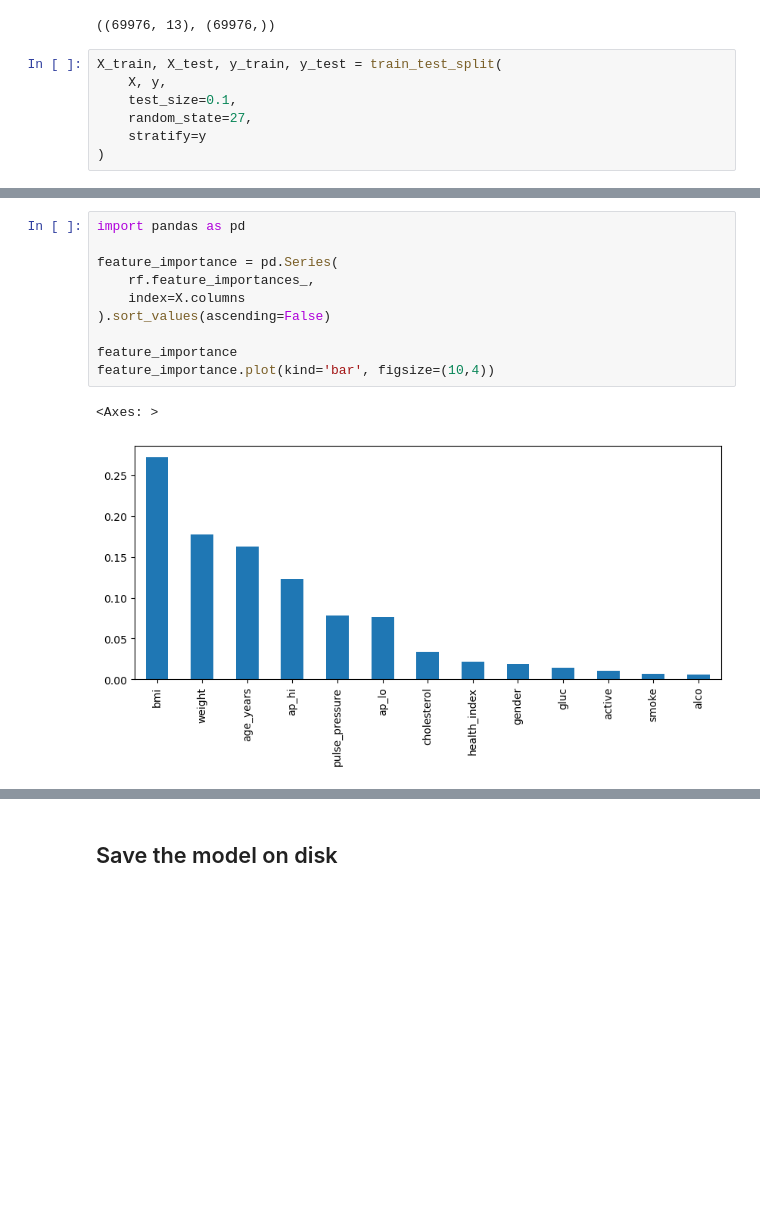
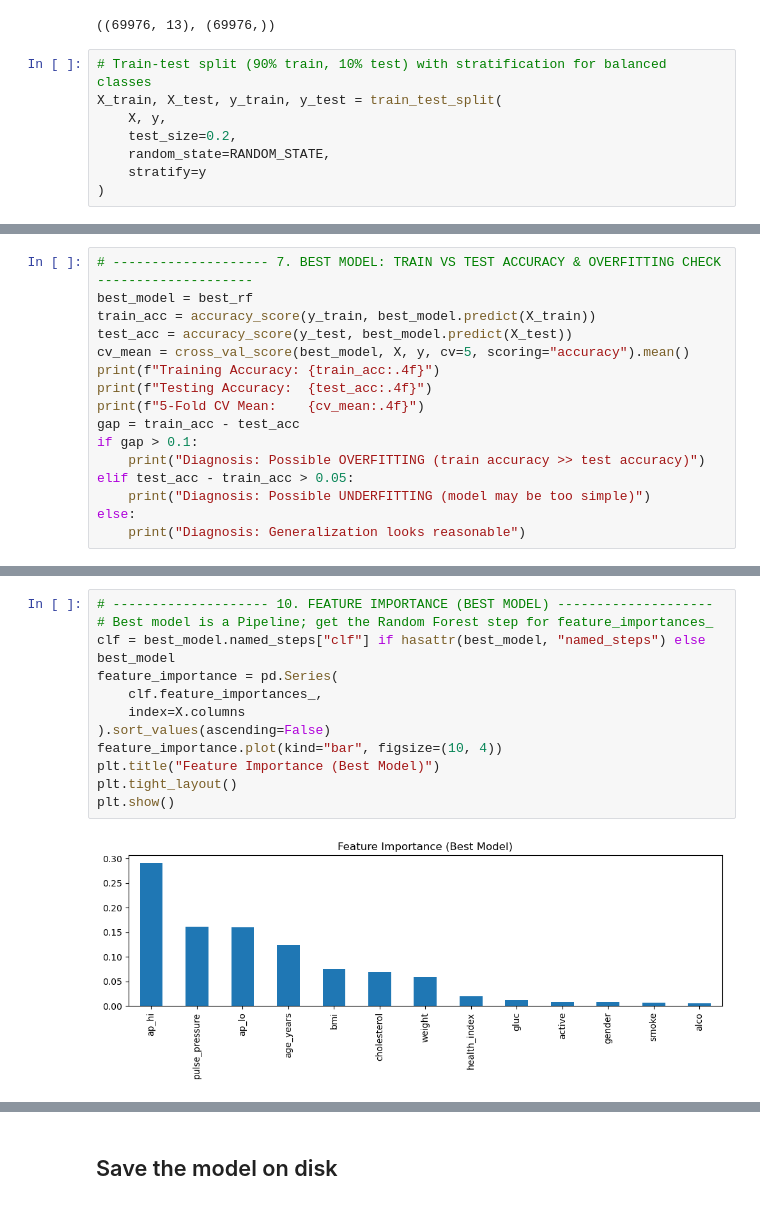
Before and after one commit to princedudhatra/ML, a Jupyter notebook: model_training.ipynb, the cells around one changed output, grey strips where cells are left out. Saved outputs shown, nothing was run; the diff lists cells and outputs as text; blank space fills up the shorter version.

Commit message:
Updated training and app files

```diff
--- a/model_training.ipynb
+++ b/model_training.ipynb
@@ -33,10 +48,11 @@ X.shape, y.shape
 # %% [output]
 ((69976, 13), (69976,))
 # %%
+# Train-test split (90% train, 10% test) with stratification for balanced classes
 X_train, X_test, y_train, y_test = train_test_split(
     X, y,
-    test_size=0.1,
-    random_state=27,
+    test_size=0.2,
+    random_state=RANDOM_STATE,
     stratify=y
 )
 # %%
@@ -77,0 +173,16 @@ weighted avg       0.70      0.70      0.70      6998
+# %%
+# -------------------- 7. BEST MODEL: TRAIN VS TEST ACCURACY & OVERFITTING CHECK --------------------
+best_model = best_rf
+train_acc = accuracy_score(y_train, best_model.predict(X_train))
+test_acc = accuracy_score(y_test, best_model.predict(X_test))
+cv_mean = cross_val_score(best_model, X, y, cv=5, scoring="accuracy").mean()
+print(f"Training Accuracy: {train_acc:.4f}")
+print(f"Testing Accuracy:  {test_acc:.4f}")
+print(f"5-Fold CV Mean:    {cv_mean:.4f}")
+gap = train_acc - test_acc
+if gap > 0.1:
+    print("Diagnosis: Possible OVERFITTING (train accuracy >> test accuracy)")
+elif test_acc - train_acc > 0.05:
+    print("Diagnosis: Possible UNDERFITTING (model may be too simple)")
+else:
+    print("Diagnosis: Generalization looks reasonable")
@@ -90,13 +234,14 @@ plt.show()
 # %%
-import pandas as pd
-
+# -------------------- 10. FEATURE IMPORTANCE (BEST MODEL) --------------------
+# Best model is a Pipeline; get the Random Forest step for feature_importances_
+clf = best_model.named_steps["clf"] if hasattr(best_model, "named_steps") else best_model
 feature_importance = pd.Series(
-    rf.feature_importances_,
+    clf.feature_importances_,
     index=X.columns
 ).sort_values(ascending=False)
-
-feature_importance
-feature_importance.plot(kind='bar', figsize=(10,4))
+feature_importance.plot(kind="bar", figsize=(10, 4))
+plt.title("Feature Importance (Best Model)")
+plt.tight_layout()
+plt.show()
 # %% [output]
-<Axes: >
-[figure, old version]
+[figure, new version]
```
Also changed, not shown: parts of 12 cells of this notebook, 2 other files.
